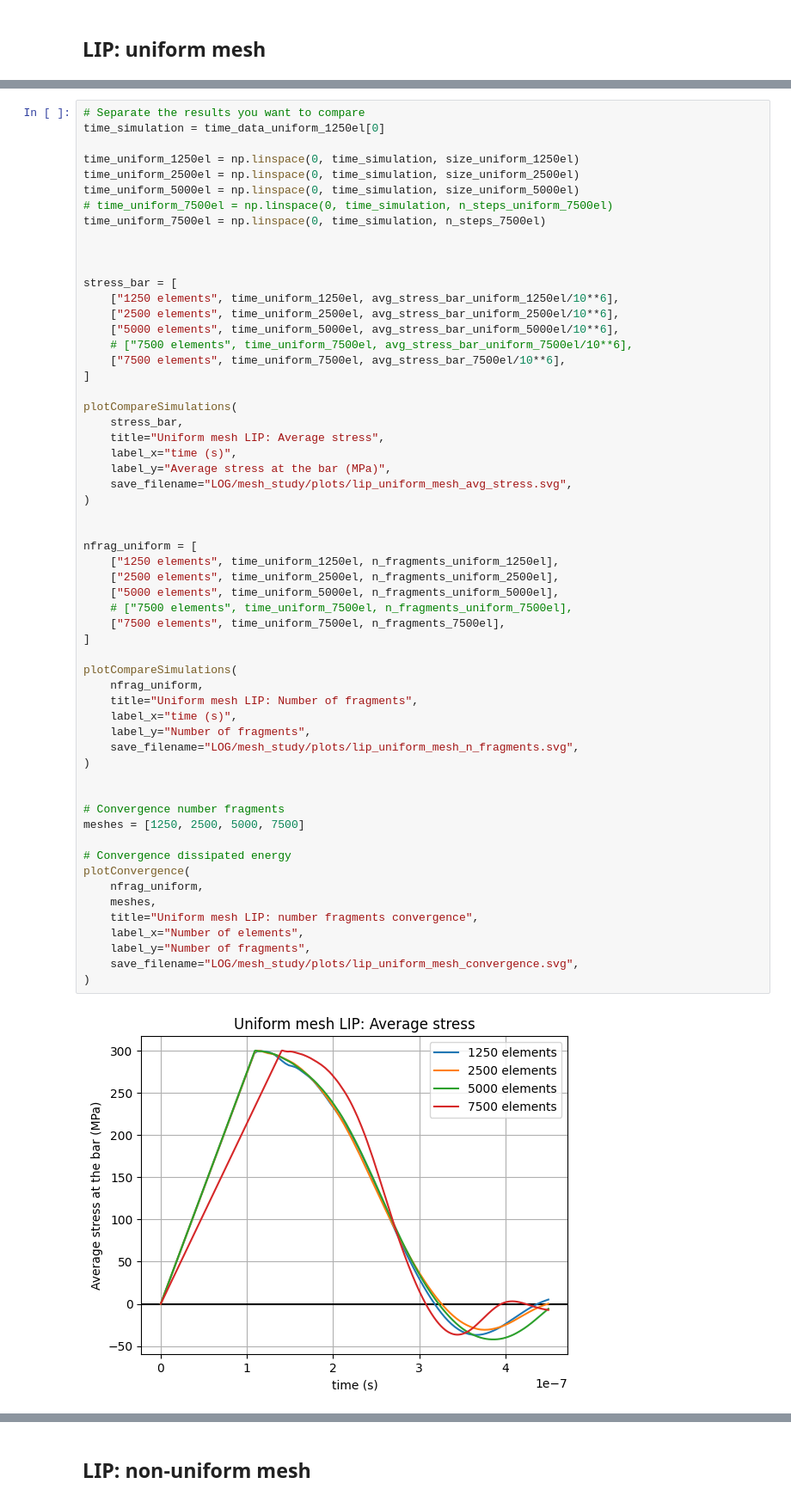
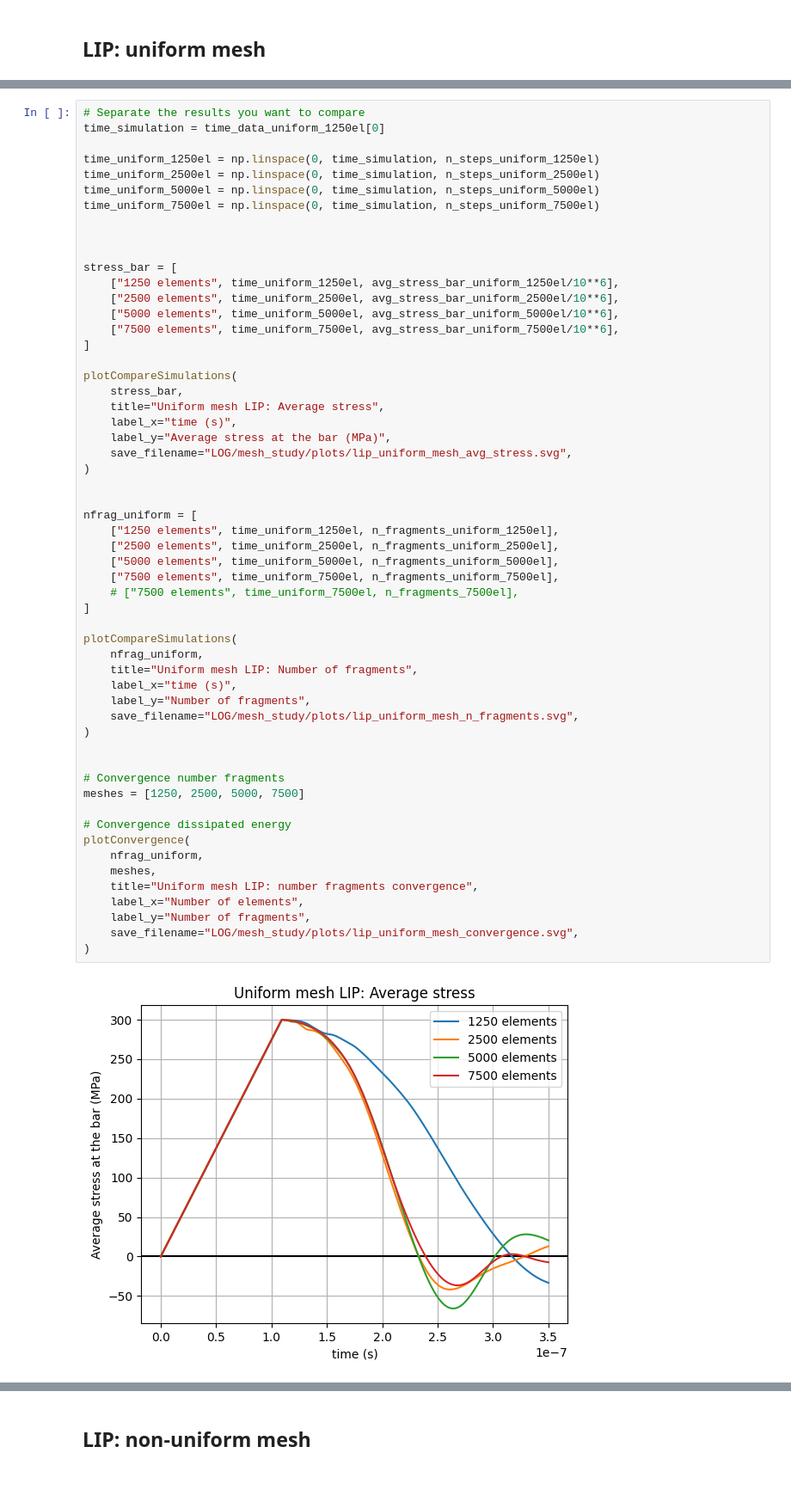
Before and after one commit to raquel-dantas/DynFrag1D, a Jupyter notebook: mesh_study_lipfield_time3.ipynb, the cells around one changed output, grey strips where cells are left out. Shown at 86% size. Drawn from its saved outputs; the diff is of its cells as text.

```diff
--- a/mesh_study_lipfield_time3.ipynb
+++ b/mesh_study_lipfield_time3.ipynb
@@ -60,11 +41,10 @@ n_steps_uniform_7500el = time_data_uniform_7500el[2]
 # Separate the results you want to compare
 time_simulation = time_data_uniform_1250el[0]
 
-time_uniform_1250el = np.linspace(0, time_simulation, size_uniform_1250el)
-time_uniform_2500el = np.linspace(0, time_simulation, size_uniform_2500el)
-time_uniform_5000el = np.linspace(0, time_simulation, size_uniform_5000el)
-# time_uniform_7500el = np.linspace(0, time_simulation, n_steps_uniform_7500el)
-time_uniform_7500el = np.linspace(0, time_simulation, n_steps_7500el)
+time_uniform_1250el = np.linspace(0, time_simulation, n_steps_uniform_1250el)
+time_uniform_2500el = np.linspace(0, time_simulation, n_steps_uniform_2500el)
+time_uniform_5000el = np.linspace(0, time_simulation, n_steps_uniform_5000el)
+time_uniform_7500el = np.linspace(0, time_simulation, n_steps_uniform_7500el)
 
 
 
@@ -72,8 +52,7 @@ stress_bar = [
     ["1250 elements", time_uniform_1250el, avg_stress_bar_uniform_1250el/10**6],
     ["2500 elements", time_uniform_2500el, avg_stress_bar_uniform_2500el/10**6],
     ["5000 elements", time_uniform_5000el, avg_stress_bar_uniform_5000el/10**6],
-    # ["7500 elements", time_uniform_7500el, avg_stress_bar_uniform_7500el/10**6],
-    ["7500 elements", time_uniform_7500el, avg_stress_bar_7500el/10**6],
+    ["7500 elements", time_uniform_7500el, avg_stress_bar_uniform_7500el/10**6],
 ]
 
 plotCompareSimulations(
@@ -86,33 +65,33 @@ plotCompareSimulations(
 
 
 nfrag_uniform = [
     ["1250 elements", time_uniform_1250el, n_fragments_uniform_1250el],
     ["2500 elements", time_uniform_2500el, n_fragments_uniform_2500el],
     ["5000 elements", time_uniform_5000el, n_fragments_uniform_5000el],
-    # ["7500 elements", time_uniform_7500el, n_fragments_uniform_7500el],
-    ["7500 elements", time_uniform_7500el, n_fragments_7500el],
+    ["7500 elements", time_uniform_7500el, n_fragments_uniform_7500el],
+    # ["7500 elements", time_uniform_7500el, n_fragments_7500el],
 ]
 
 plotCompareSimulations(
     nfrag_uniform,
     title="Uniform mesh LIP: Number of fragments",
     label_x="time (s)",
     label_y="Number of fragments",
     save_filename="LOG/mesh_study/plots/lip_uniform_mesh_n_fragments.svg",
 )
 
 
 # Convergence number fragments
 meshes = [1250, 2500, 5000, 7500]
 
 # Convergence dissipated energy
 plotConvergence(
     nfrag_uniform,
     meshes,
     title="Uniform mesh LIP: number fragments convergence",
     label_x="Number of elements",
     label_y="Number of fragments",
     save_filename="LOG/mesh_study/plots/lip_uniform_mesh_convergence.svg",
 )
 # %% [output]
-[figure, old version]
+[figure, new version]
```
Also changed, not shown: parts of 5 cells of this notebook, 3 other files.
